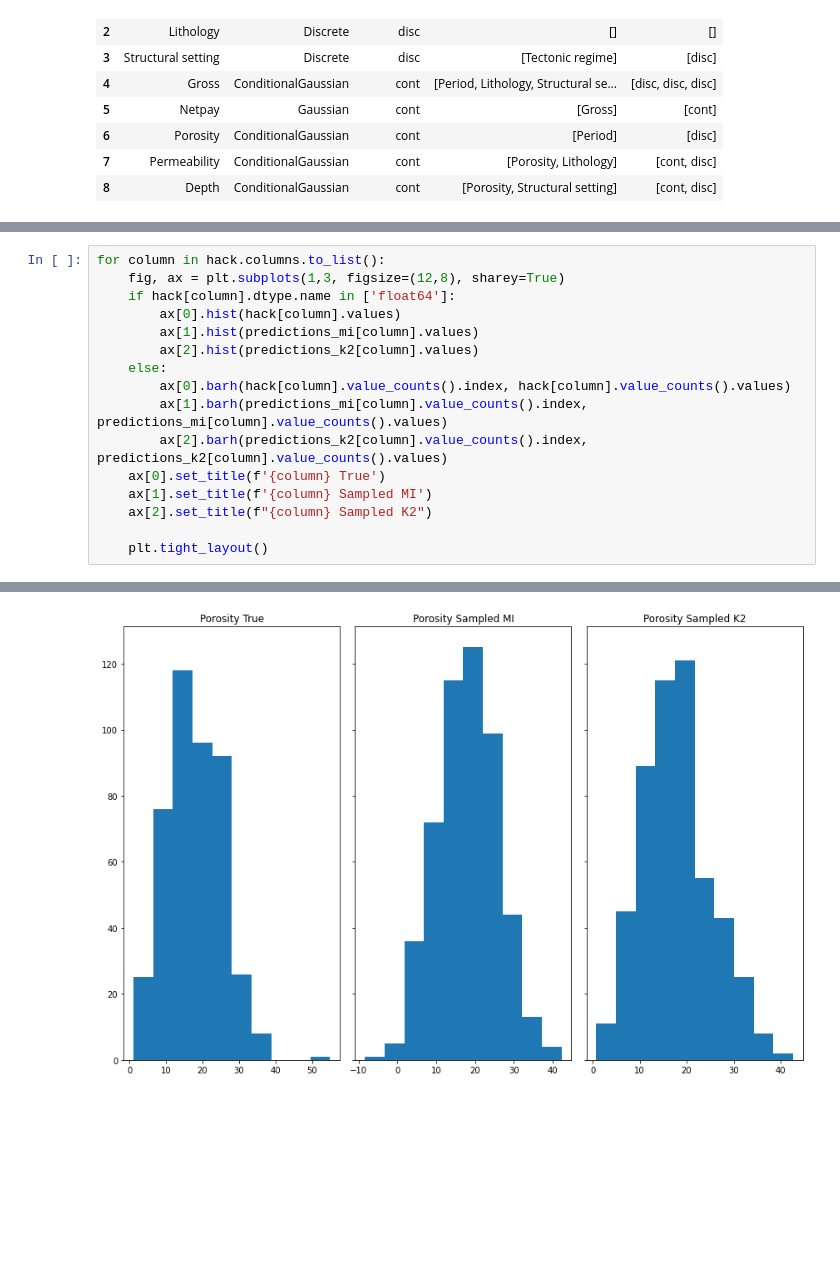
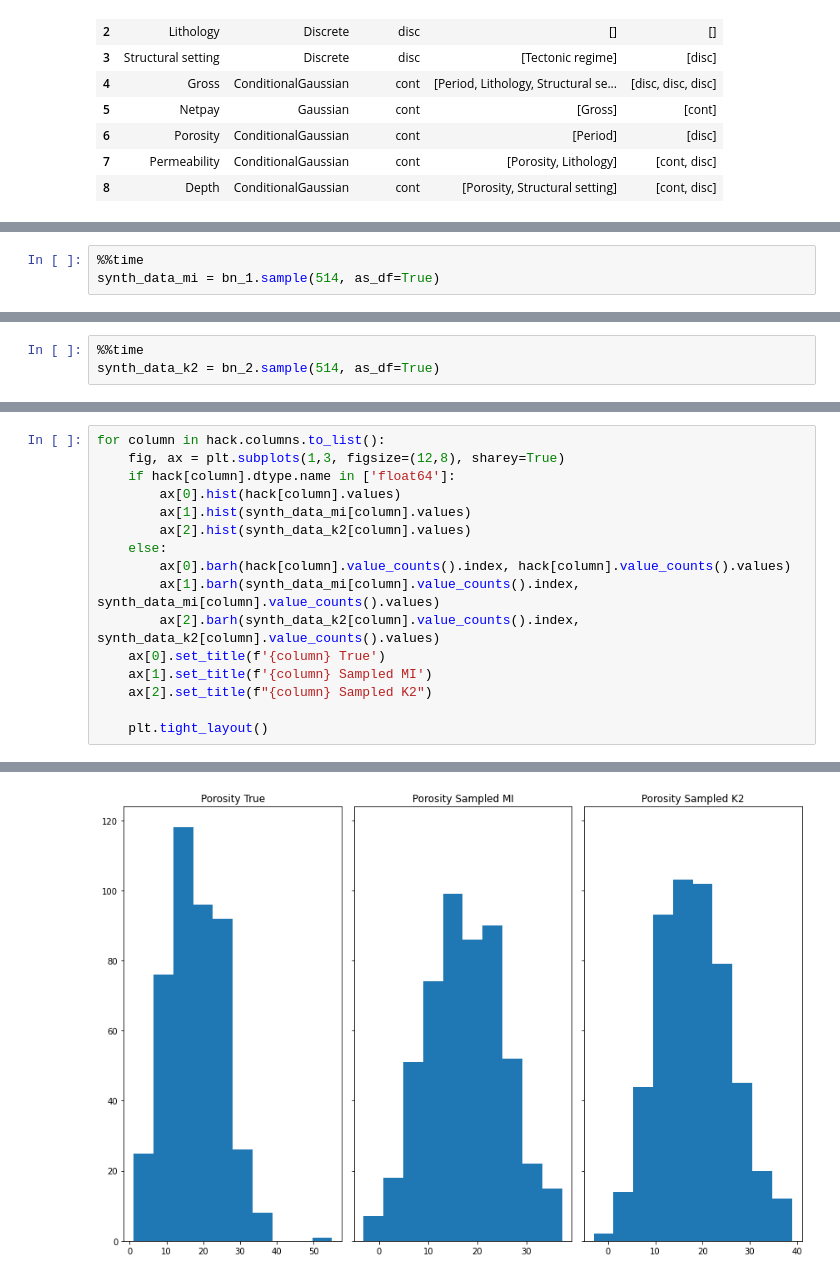
Before and after one commit to aimclub/BAMT, a Jupyter notebook: tutorials/ParametersLearningAndSampling.ipynb, the cells around one changed output, grey strips where cells are left out. Drawn from its saved outputs; the diff is of its cells as text; blank space fills up the shorter version.

```diff
--- a/tutorials/ParametersLearningAndSampling.ipynb
+++ b/tutorials/ParametersLearningAndSampling.ipynb
@@ -215,0 +220,3 @@ predictions_k2 = bn_2.sample(514, as_df=True)
+# %%
+%%time
+synth_data_mi = bn_1.sample(514, as_df=True)
@@ -215,0 +225,3 @@ predictions_k2 = bn_2.sample(514, as_df=True)
+# %%
+%%time
+synth_data_k2 = bn_2.sample(514, as_df=True)
@@ -218,12 +232,12 @@ for column in hack.columns.to_list():
     fig, ax = plt.subplots(1,3, figsize=(12,8), sharey=True)
     if hack[column].dtype.name in ['float64']:
         ax[0].hist(hack[column].values)
-        ax[1].hist(predictions_mi[column].values)
-        ax[2].hist(predictions_k2[column].values)
+        ax[1].hist(synth_data_mi[column].values)
+        ax[2].hist(synth_data_k2[column].values)
     else:
         ax[0].barh(hack[column].value_counts().index, hack[column].value_counts().values)
-        ax[1].barh(predictions_mi[column].value_counts().index, predictions_mi[column].value_counts().values)
-        ax[2].barh(predictions_k2[column].value_counts().index, predictions_k2[column].value_counts().values)
+        ax[1].barh(synth_data_mi[column].value_counts().index, synth_data_mi[column].value_counts().values)
+        ax[2].barh(synth_data_k2[column].value_counts().index, synth_data_k2[column].value_counts().values)
     ax[0].set_title(f'{column} True')
     ax[1].set_title(f'{column} Sampled MI')
     ax[2].set_title(f"{column} Sampled K2")
@@ -239 +253 @@ for column in hack.columns.to_list():
-[figure, old version]
+[figure, new version]
```
Also changed, not shown: parts of 29 cells of this notebook, 10 other files.
